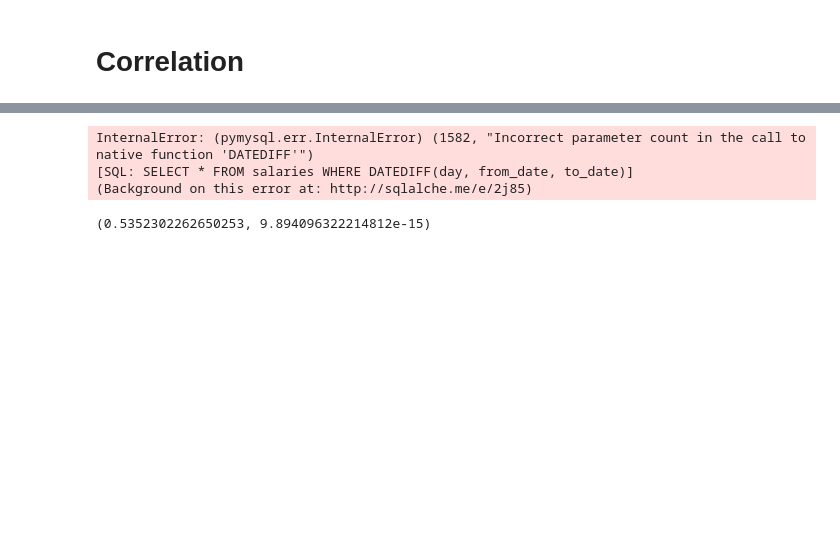
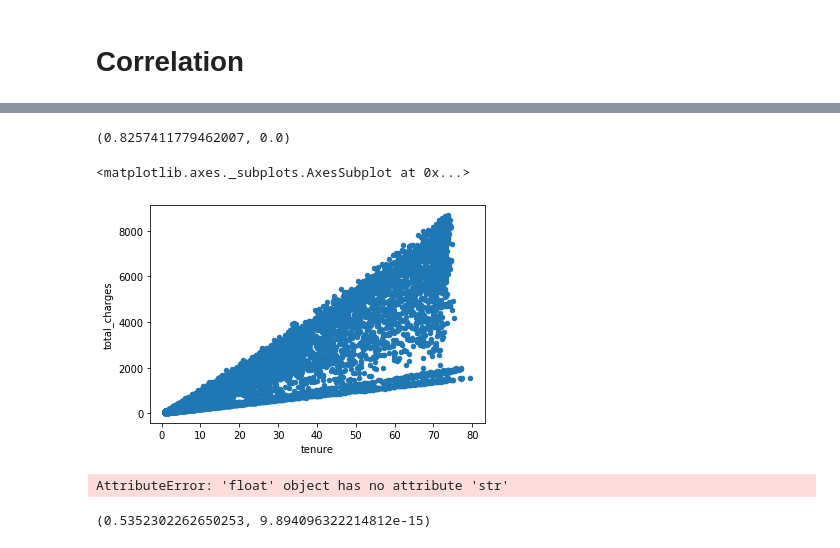
Before and after one commit to cari-holmes/statistics-exercises, a Jupyter notebook: hypothesis_testing.ipynb, the cells around one changed output, grey strips where cells are left out. Cells and saved outputs as stored; diff of their text form; code cells hidden in the pictures; blank space fills up the shorter version.

```diff
--- a/hypothesis_testing.ipynb
+++ b/hypothesis_testing.ipynb
@@ -152 +215,14 @@ t_stat, p
+# %%
+# Total charges?
+
+x= telco.tenure
+y= telco.total_charges
+print(stats.pearsonr(telco.tenure, telco.total_charges))
+telco.plot.scatter(x='tenure', y='total_charges')
+
+# Yes, positive correlation
+# %% [output]
+(0.8257411779462007, 0.0)
+<matplotlib.axes._subplots.AxesSubplot at 0x...>
+[figure, added]
 # %%
@@ -164,14 +236,51 @@ def get_db_url(host, user, password, database_name):
 
 database_name = "employees"
 url = f'mysql+pymysql://{user}:{password}@{host}/{database_name}'
-query = """SELECT * FROM employees """
-df_salaries = pd.read_sql(query, url)
-df_salaries
+query = """SELECT
+    e.*,
+    datediff('2002-09-30', e.hire_date) tenure,
+    t.title,
+    t.from_date title_from,
+    datediff('2002-09-30', t.from_date) t_tenure,
+    et.titles,
+    s.salary,
+    s.from_date salary_from,
+    datediff('2002-09-30', s.from_date) s_tenure,
+    es.salaries
+FROM
+    employees e
+JOIN
+    titles t
+    USING(emp_no)
+JOIN
+    salaries s
+    USING(emp_no)
+JOIN
+    (SELECT
+        emp_no,
+        count(*) titles
+    FROM
+        titles
+    GROUP BY
+        emp_no) et
+    USING(emp_no)
+JOIN
+    (SELECT
+        emp_no,
+        count(*) salaries
+    FROM
+        salaries
+    GROUP BY
+        emp_no) es
+    USING(emp_no)
+WHERE
+    s.to_date > '2002-09-30'
+    AND t.to_date > '2002-09-30'; """
+employees = pd.read_sql(query, url)
+employees
 
-pd.Series(delta.days for delta in (df['Left'] - df['Arrived']))
-
+#pd.Series(delta.days for delta in (df['Left'] - df['Arrived'])) for date change
 # salaries WHERE DATEDIFF(day, from_date, to_date)
-# Is there a relationship between how long an employee has been with the company and their salary?
 # x = df_salaries.salary
 # hire date, salary to_date > today
 # inner join
@@ -179,11 +288,14 @@ pd.Series(delta.days for delta in (df['Left'] - df['Arrived']))
 # pd.date_range(from_date, to_date, )
 # or treat date as a string
 
-# r, p = stats.pearsonr(x, y)
-# r, p
 
-# Is there a relationship between how long an employee has been with the company and the number of titles they have had?
+# Is there a relationship between how long an employee has been with the company and their salary?
+
+emp_sal = employees.salary.mean().str
+# 72012.236
+emp_ten = employees.tenure.mean().str
+# 4626.878
+# need to change dtype to str for stats to work
+stats.pearsonr(emp_sal, emp_ten)
 # %% [output]
-InternalError: (pymysql.err.InternalError) (1582, "Incorrect parameter count in the call to native function 'DATEDIFF'")
-[SQL: SELECT * FROM salaries WHERE DATEDIFF(day, from_date, to_date)]
-(Background on this error at: http://sqlalche.me/e/2j85)
+AttributeError: 'float' object has no attribute 'str'
```
Also changed, not shown: parts of 15 cells of this notebook.
